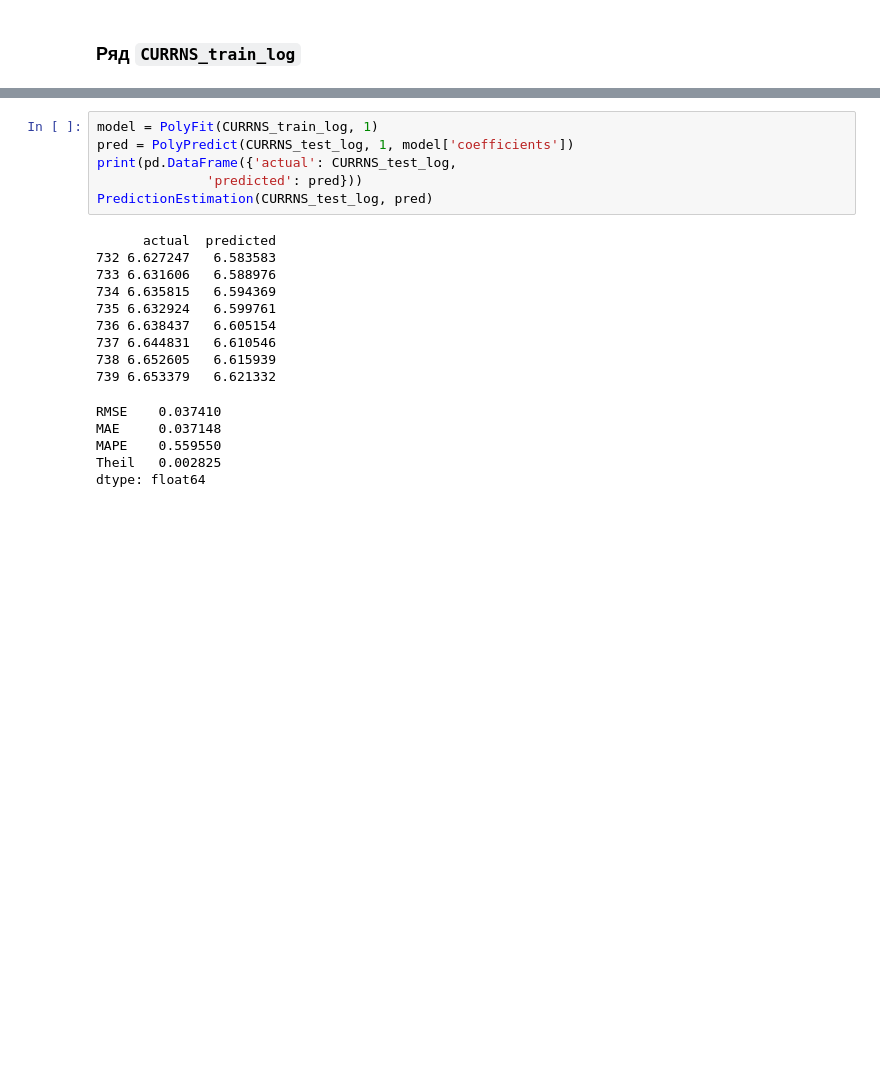
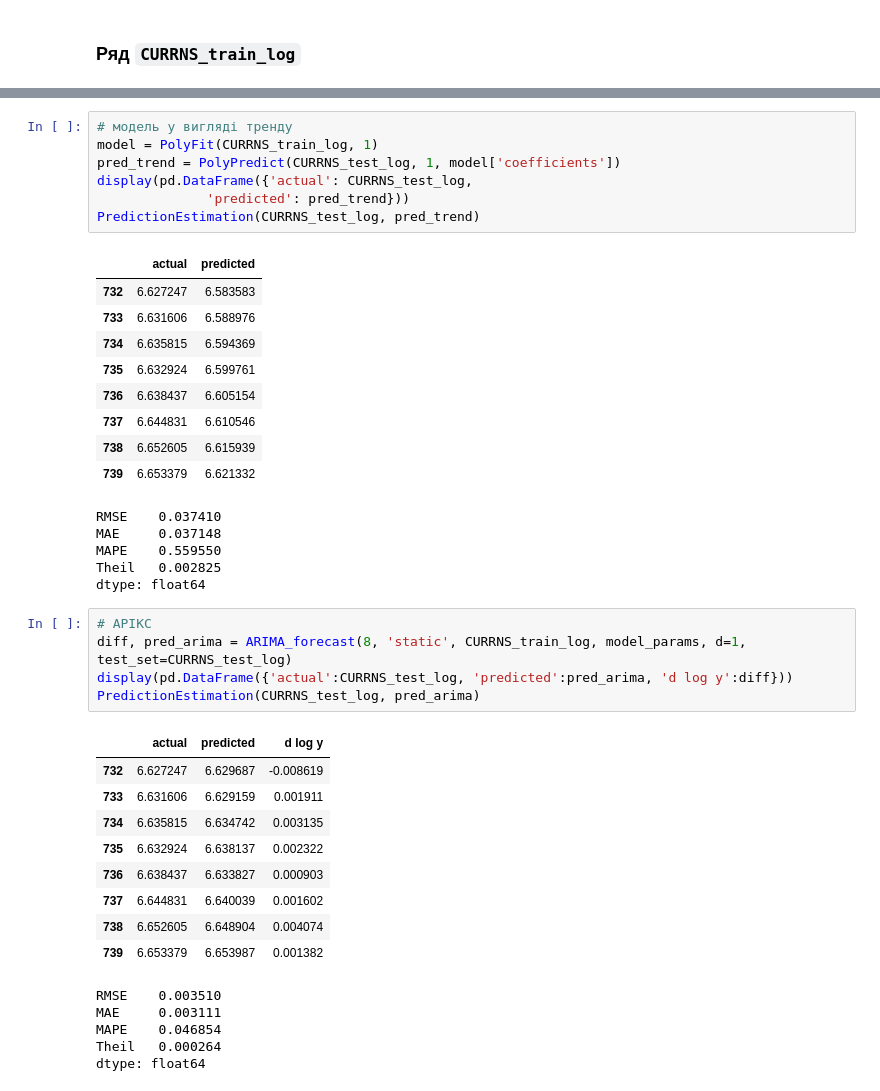
Before and after one commit to andrii0yerko/timeseries_iasa, a Jupyter notebook: lab4.ipynb, the cells around one changed output, grey strips where cells are left out. Drawn from its saved outputs; the diff is of its cells as text; blank space fills up the shorter version.

```diff
--- a/lab4.ipynb
+++ b/lab4.ipynb
@@ -677,21 +620,42 @@ dtype: float64
 # %%
+# модель у вигляді тренду
 model = PolyFit(CURRNS_train_log, 1)
-pred = PolyPredict(CURRNS_test_log, 1, model['coefficients'])
-print(pd.DataFrame({'actual': CURRNS_test_log,
-              'predicted': pred}))
-PredictionEstimation(CURRNS_test_log, pred)
+pred_trend = PolyPredict(CURRNS_test_log, 1, model['coefficients'])
+display(pd.DataFrame({'actual': CURRNS_test_log,
+              'predicted': pred_trend}))
+PredictionEstimation(CURRNS_test_log, pred_trend)
 # %% [output]
+|  | actual | predicted |
+| 732 | 6.627247 | 6.583583 |
+| 733 | 6.631606 | 6.588976 |
+| 734 | 6.635815 | 6.594369 |
+| 735 | 6.632924 | 6.599761 |
+| 736 | 6.638437 | 6.605154 |
+| 737 | 6.644831 | 6.610546 |
+| 738 | 6.652605 | 6.615939 |
+| 739 | 6.653379 | 6.621332 |
-      actual  predicted
-732 6.627247   6.583583
-733 6.631606   6.588976
-734 6.635815   6.594369
-735 6.632924   6.599761
-736 6.638437   6.605154
-737 6.644831   6.610546
-738 6.652605   6.615939
-739 6.653379   6.621332
+RMSE    0.037410
+MAE     0.037148
+MAPE    0.559550
+Theil   0.002825
+dtype: float64
-RMSE    0.037410
-MAE     0.037148
-MAPE    0.559550
-Theil   0.002825
-dtype: float64
+# %%
+# АРІКС
+diff, pred_arima = ARIMA_forecast(8, 'static', CURRNS_train_log, model_params, d=1, test_set=CURRNS_test_log)
+display(pd.DataFrame({'actual':CURRNS_test_log, 'predicted':pred_arima, 'd log y':diff}))
+PredictionEstimation(CURRNS_test_log, pred_arima)
+# %% [output]
+|  | actual | predicted | d log y |
+| 732 | 6.627247 | 6.629687 | -0.008619 |
+| 733 | 6.631606 | 6.629159 | 0.001911 |
+| 734 | 6.635815 | 6.634742 | 0.003135 |
+| 735 | 6.632924 | 6.638137 | 0.002322 |
+| 736 | 6.638437 | 6.633827 | 0.000903 |
+| 737 | 6.644831 | 6.640039 | 0.001602 |
+| 738 | 6.652605 | 6.648904 | 0.004074 |
+| 739 | 6.653379 | 6.653987 | 0.001382 |
+RMSE    0.003510
+MAE     0.003111
+MAPE    0.046854
+Theil   0.000264
+dtype: float64
```
Also changed, not shown: parts of 31 cells of this notebook.
